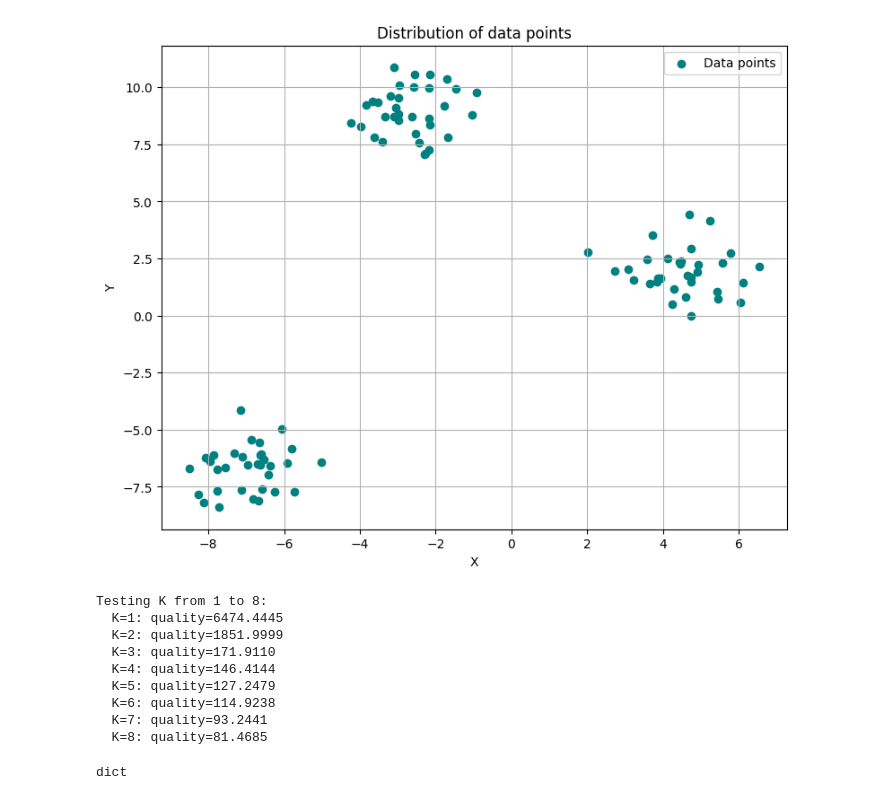
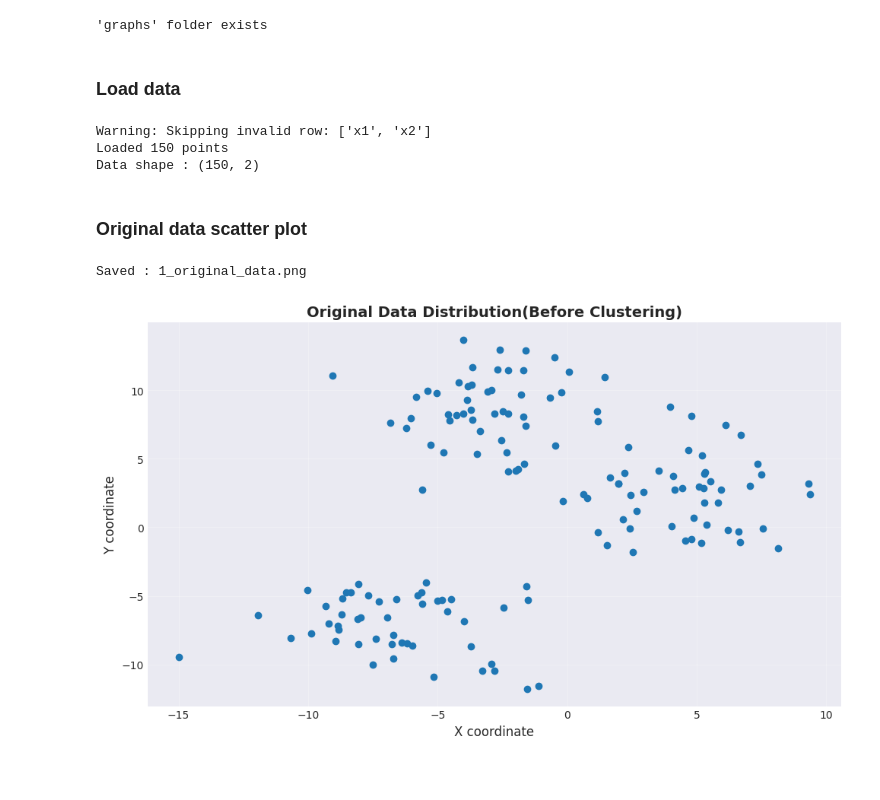
Before and after one commit to aneeqah16/Kmeans_from_scratch, a Jupyter notebook: visualization.ipynb, the cells around one changed output. Cells and saved outputs as stored; diff of their text form; code cells hidden in the pictures; blank space fills up the shorter version.

```diff
--- a/visualization.ipynb
+++ b/visualization.ipynb
@@ -6,29 +9,42 @@ import numpy as np
+# %%
+# Create folder for saving graphs
+output_folder = 'graphs'
+if not os.path.exists(output_folder):
+    os.makedirs(output_folder)
+    print(f"Created '{output_folder}' folder")
+else:
+    print(f"'{output_folder}' folder exists")
+# %% [output]
+'graphs' folder exists
+# %% [markdown]
+### Load data
 # %%
-points = load_points("data/sample.csv")
+points = load_points('data/sample.csv')
 points = np.array(points)
+
+print(f"Loaded {len(points)} points")
+print(f"Data shape : {points.shape}")
+# %% [output]
+Warning: Skipping invalid row: ['x1', 'x2']
+Loaded 150 points
+Data shape : (150, 2)
+# %% [markdown]
+### Original data scatter plot
+# %%
+plt.style.use("seaborn-v0_8-darkgrid")
 # %%
-plt.figure(figsize=(9,7))
-plt.scatter(points[:,0], points[:,1], label  = "Data points", c = "teal")
-plt.title("Distribution of data points")
-plt.xlabel("X")
-plt.ylabel("Y")
-plt.legend()
-plt.grid(True)
+plt.figure(figsize=(10,6))
+plt.scatter(points[:,0],points[:,1])
+plt.title("Original Data Distribution(Before Clustering)", fontsize= 14, fontweight = "bold")
+plt.xlabel("X coordinate",fontsize=12)
+plt.ylabel("Y coordinate",fontsize=12)
+plt.grid(True, alpha = 0.3)
+plt.tight_layout()
+
+#save figure
+plt.savefig(f"{output_folder}/1_original_data.png",dpi = 300,bbox_inches = "tight")
+print("Saved : 1_original_data.png")
+plt.show()
 # %% [output]
+Saved : 1_original_data.png
-[figure, old version]
+[figure, new version]
-# %%
-result = KMeans.elbow_method(points,max_k = 8)
-# %% [output]
-Testing K from 1 to 8:
-  K=1: quality=6474.4445
-  K=2: quality=1851.9999
-  K=3: quality=171.9110
-  K=4: quality=146.4144
-  K=5: quality=127.2479
-  K=6: quality=114.9238
-  K=7: quality=93.2441
-  K=8: quality=81.4685
-# %%
-type(result)
-# %% [output]
-dict
```
Also changed, not shown: parts of 21 cells of this notebook, 1 other file.
